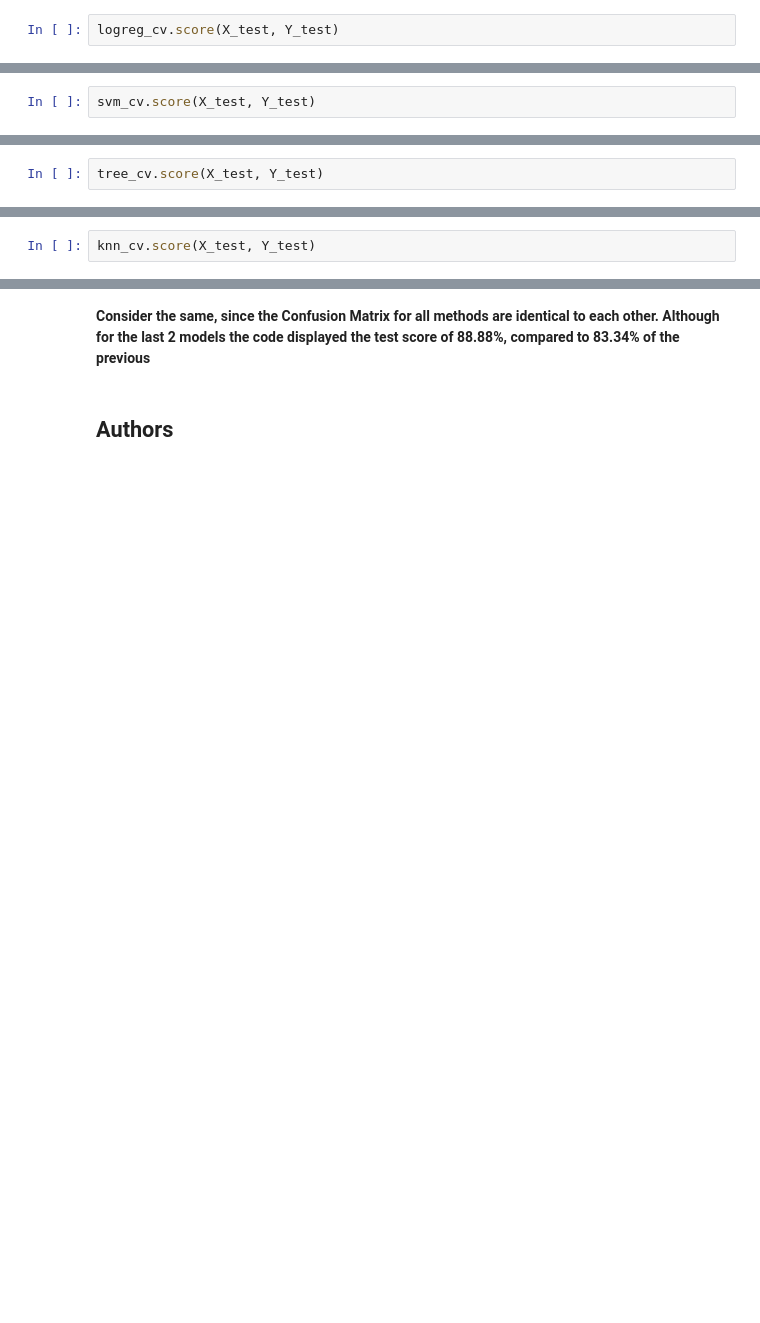
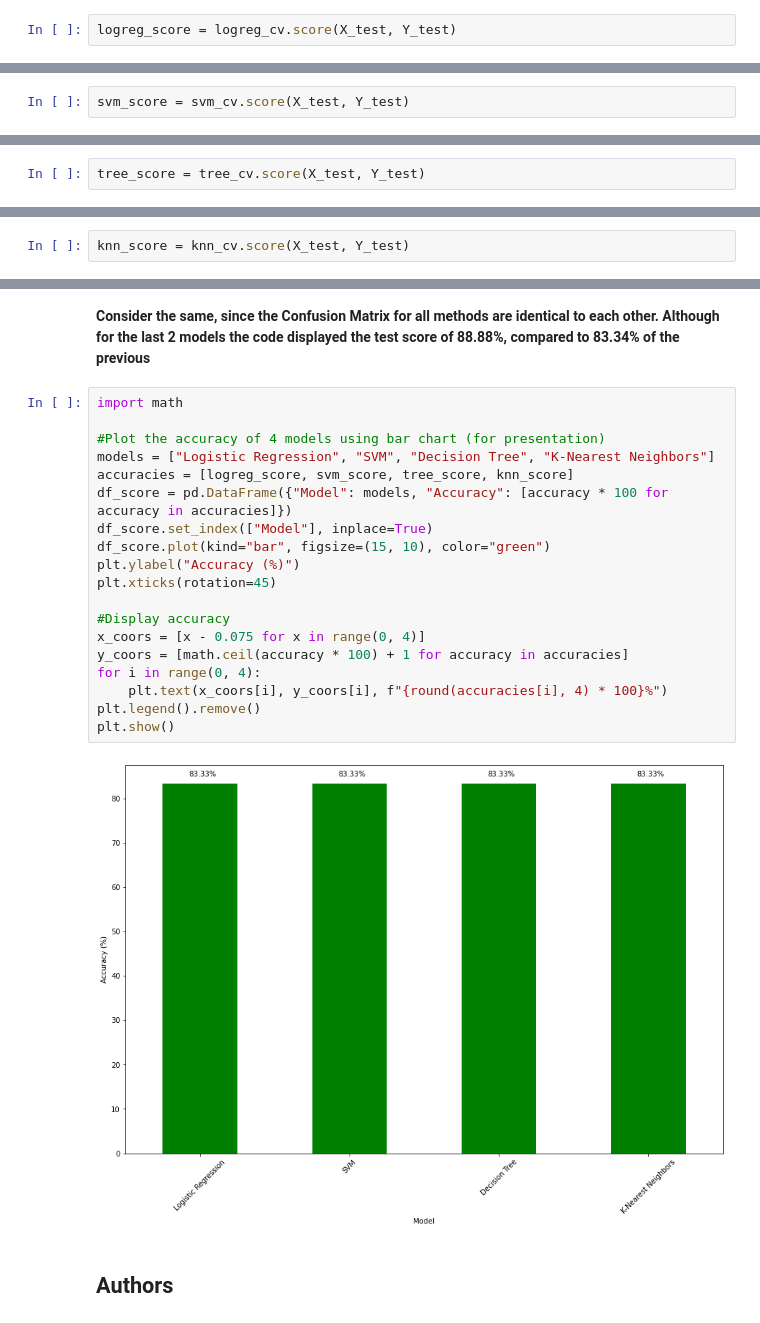
Before and after one commit to nguyencaonhan271201/IBM-Data-Science-Certificate-Capstone-Project, a Jupyter notebook: Machine Learning Prediction.ipynb, the cells around one changed output, grey strips where cells are left out. Drawn from its saved outputs; the diff is of its cells as text; blank space fills up the shorter version.

```diff
--- a/Machine Learning Prediction.ipynb
+++ b/Machine Learning Prediction.ipynb
@@ -198,4 +198,4 @@ accuracy : 0.8464285714285713
 # %% [markdown]
 Calculate the accuracy on the test data using the method <code>score</code>:
 # %%
-logreg_cv.score(X_test, Y_test)
+logreg_score = logreg_cv.score(X_test, Y_test)
@@ -240,4 +238,4 @@ accuracy : 0.8482142857142856
 # %% [markdown]
 Calculate the accuracy on the test data using the method <code>score</code>:
 # %%
-svm_cv.score(X_test, Y_test)
+svm_score = svm_cv.score(X_test, Y_test)
@@ -285,4 +281,4 @@ accuracy : 0.8910714285714286
 # %% [markdown]
 Calculate the accuracy of tree_cv on the test data using the method <code>score</code>:
 # %%
-tree_cv.score(X_test, Y_test)
+tree_score = tree_cv.score(X_test, Y_test)
@@ -324,4 +318,4 @@ accuracy : 0.8482142857142858
 # %% [markdown]
 Calculate the accuracy of tree_cv on the test data using the method <code>score</code>:
 # %%
-knn_cv.score(X_test, Y_test)
+knn_score = knn_cv.score(X_test, Y_test)
@@ -340,6 +332,27 @@ plot_confusion_matrix(Y_test,yhat)
 Find the method performs best:
 # %% [markdown]
 **Consider the same, since the Confusion Matrix for all methods are identical to each other. Although for the last 2 models the code displayed the test score of 88.88%, compared to 83.34% of the previous**
+# %%
+import math
+
+#Plot the accuracy of 4 models using bar chart (for presentation)
+models = ["Logistic Regression", "SVM", "Decision Tree", "K-Nearest Neighbors"]
+accuracies = [logreg_score, svm_score, tree_score, knn_score]
+df_score = pd.DataFrame({"Model": models, "Accuracy": [accuracy * 100 for accuracy in accuracies]})
+df_score.set_index(["Model"], inplace=True)
+df_score.plot(kind="bar", figsize=(15, 10), color="green")
+plt.ylabel("Accuracy (%)")
+plt.xticks(rotation=45)
+
+#Display accuracy
+x_coors = [x - 0.075 for x in range(0, 4)]
+y_coors = [math.ceil(accuracy * 100) + 1 for accuracy in accuracies]
+for i in range(0, 4):
+    plt.text(x_coors[i], y_coors[i], f"{round(accuracies[i], 4) * 100}%")
+plt.legend().remove()
+plt.show()
+# %% [output]
+[figure, added]
 # %% [markdown]
 ## Authors
 # %% [markdown]
```
Also changed, not shown: parts of 5 cells of this notebook.
